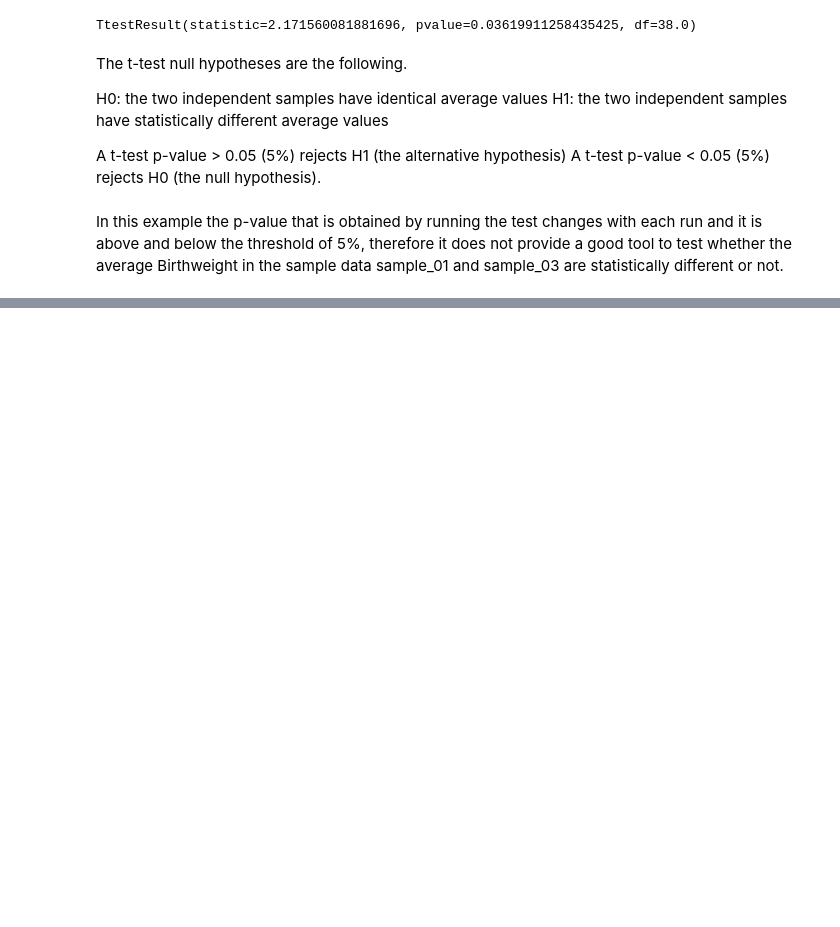
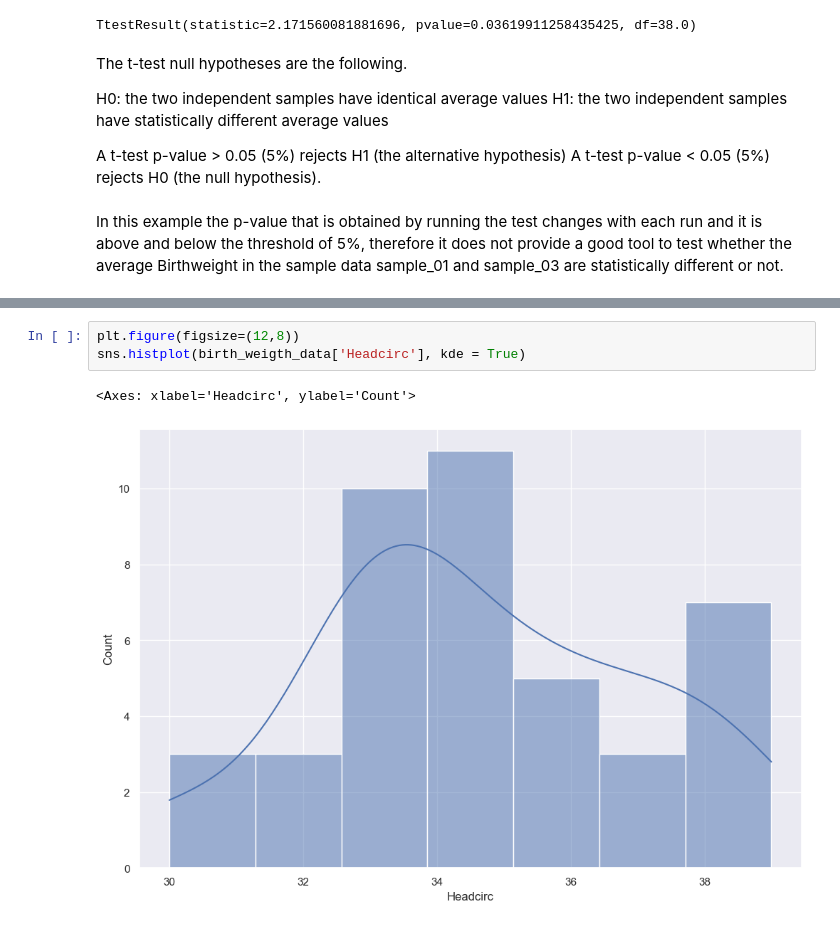
Before and after one commit to D76X/jupyter_notebooks, a Jupyter notebook: FoundationOfStatsAndProp/06.TwoSampleTtest.Part1&2.ipynb, the cells around one changed output, grey strips where cells are left out. Cells and saved outputs as stored; diff of their text form; blank space fills up the shorter version.

```diff
--- a/FoundationOfStatsAndProp/06.TwoSampleTtest.ipynb
+++ b/FoundationOfStatsAndProp/06.TwoSampleTtest.Part1&2.ipynb
@@ -189,0 +198,6 @@ In this example the p-value that is obtained by running the test changes with ea
+# %%
+plt.figure(figsize=(12,8))
+sns.histplot(birth_weigth_data['Headcirc'], kde = True)
+# %% [output]
+<Axes: xlabel='Headcirc', ylabel='Count'>
+[figure, added]
```
Also changed, not shown: parts of 7 cells of this notebook, 1 other file.
